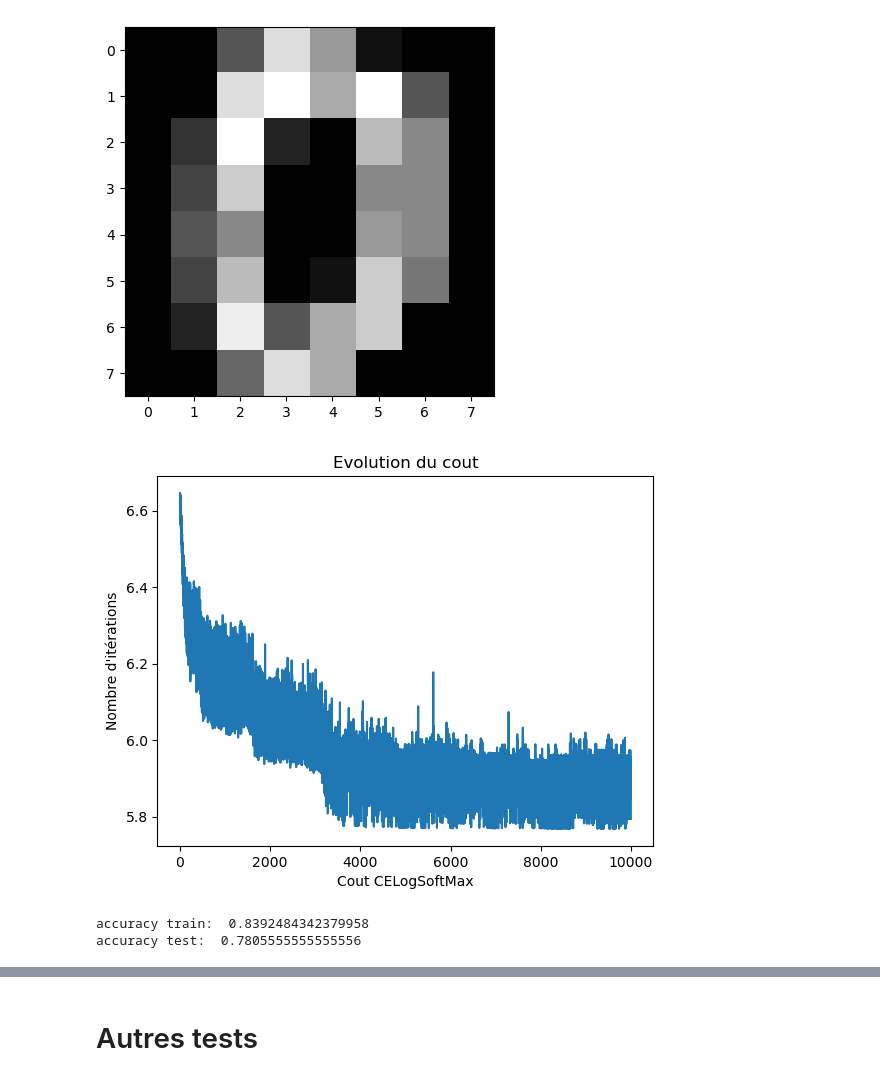
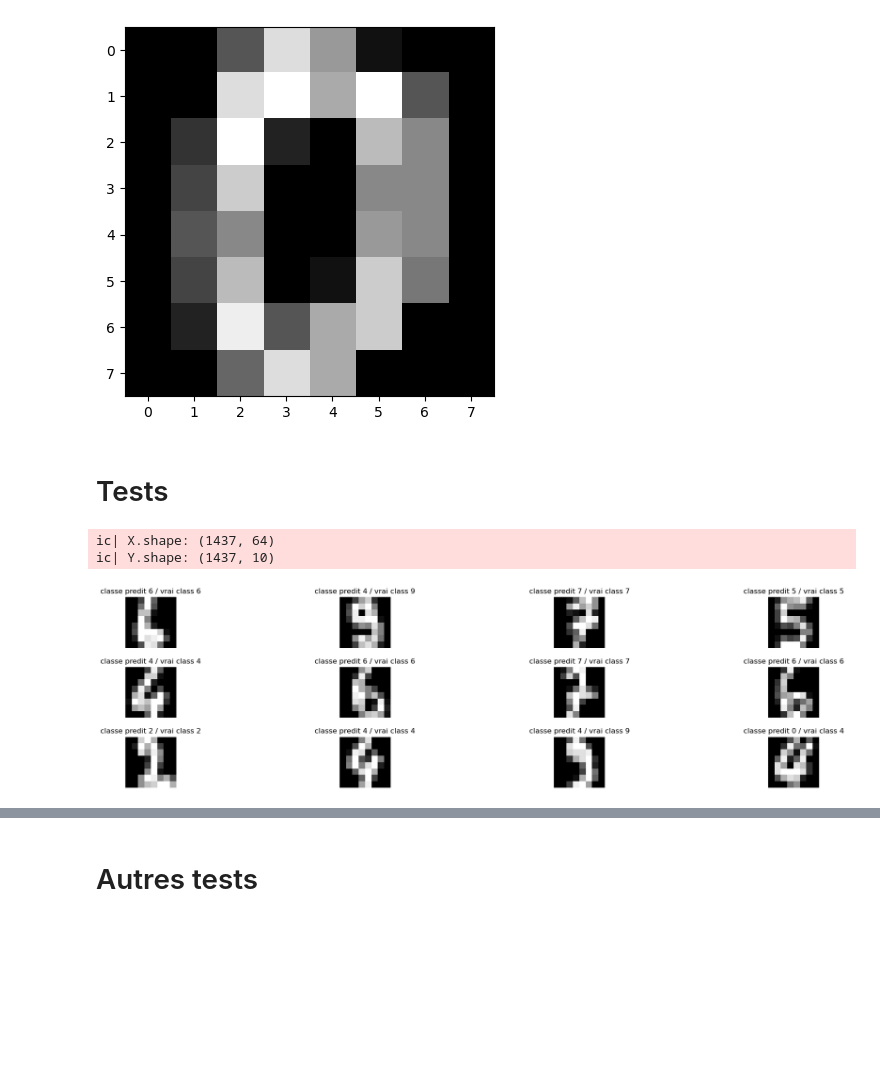
Before and after one commit to MaoucheMounir/Projet-ML-Neural_Network_from_scratch, a Jupyter notebook: tests_4_multi-classes.ipynb, the cells around one changed output, grey strips where cells are left out. Saved outputs shown, nothing was run; the diff lists cells and outputs as text; code cells hidden in the pictures; blank space fills up the shorter version.

```diff
--- a/tests_4_multi-classes.ipynb
+++ b/tests_4_multi-classes.ipynb
@@ -34,6 +36,8 @@ y_train_one_hot = transform_one_hot(y_train)
 # %% [output]
 digits.data.shape=(1797, 64)
 [figure]
+# %% [markdown]
+# Tests
 # %%
 lineaire1 = Linear(64, 8, name='lin1')
 tanh = Tanh()
@@ -44,9 +48,10 @@ softmax = SoftMax()
 net = Sequentiel(lineaire1, tanh, lineaire2, softmax)
 
 net, couts, opt = SGD(net, X_train, y_train_one_hot, nb_batch=20, loss=loss_celogsoftmax, nb_epochs=500, eps=1e-2, shuffle=False)
-
-evaluate_bceloss(opt, X_train, X_test, y_train, y_test)
 # %% [output]
-[figure, removed]
-accuracy train:  0.8392484342379958
-accuracy test:  0.7805555555555556
+ic| X.shape: (1437, 64)
+ic| Y.shape: (1437, 10)
+# %%
+tools.print_image(X_test, y_test, net, 12, 8)
+# %% [output]
+[figure, added]
```
Also changed, not shown: parts of 4 cells of this notebook, 13 other files.
